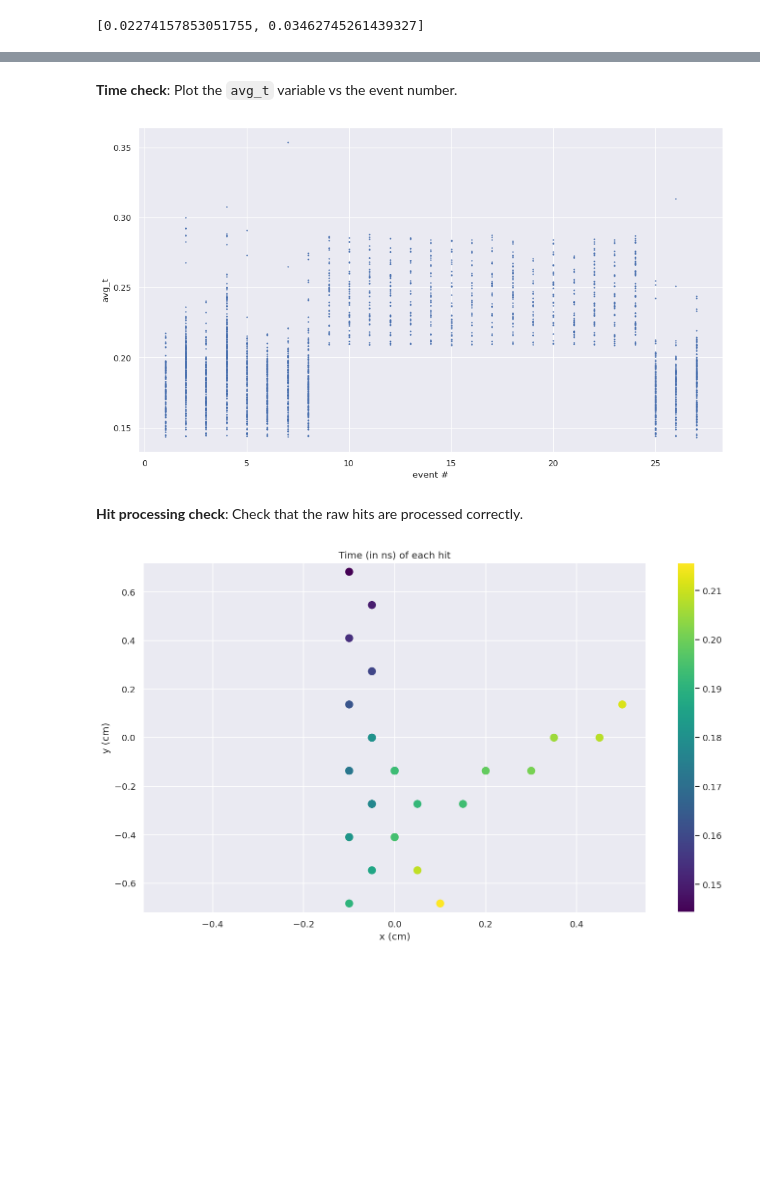
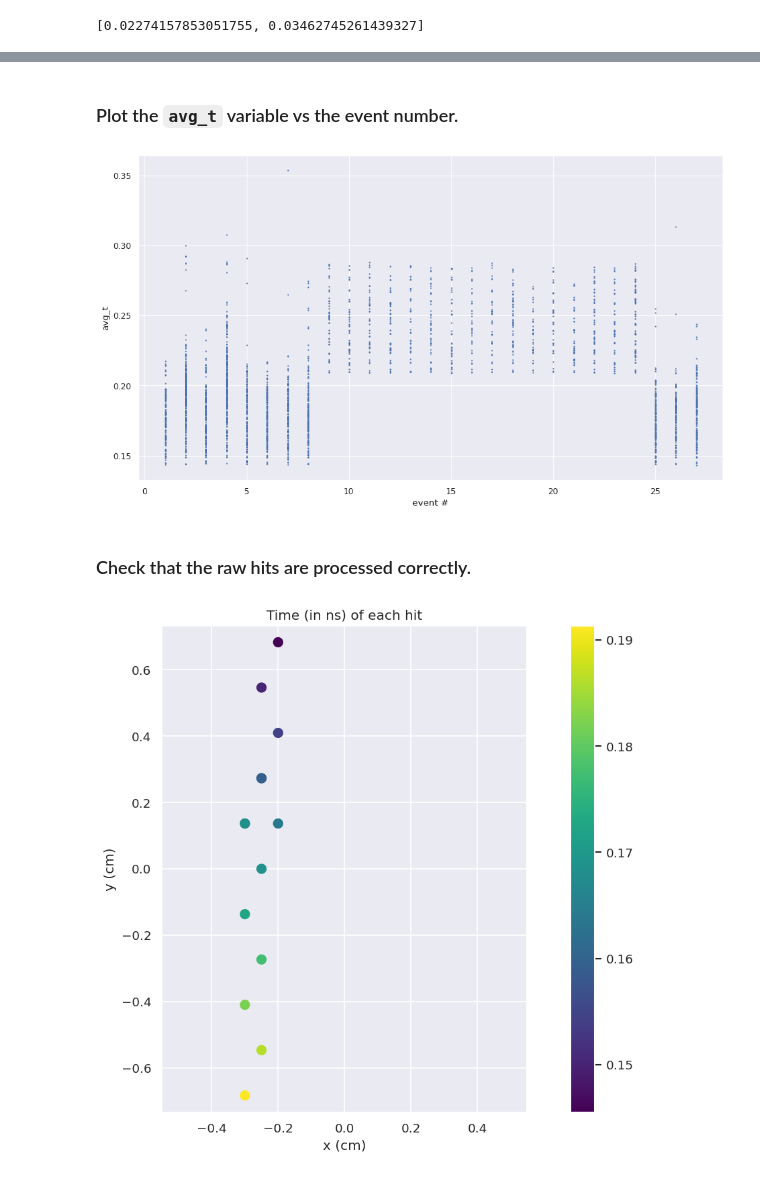
Before and after one commit to bleaktwig/gruid-translator, a Jupyter notebook: test.ipynb, the cells around one changed output, grey strips where cells are left out. Drawn from its saved outputs; the diff is of its cells as text; code cells hidden in the pictures; blank space fills up the shorter version.

Commit message:
Added more error checking methods and plots

```diff
--- a/test.ipynb
+++ b/test.ipynb
@@ -1,6 +1,10 @@
 # %%
 import os
 import math
+import numpy as np
+import seaborn as sns
+import matplotlib.pyplot as plt
+from matplotlib.pyplot import figure
 
 PATH = os.path.abspath("test.ipynb")
 DATA = os.path.join(os.path.dirname(PATH), "data/output_optical_7.txt")
@@ -19,6 +23,9 @@ NCOLS = 11
 # Do not touch these constants!
 STRIP_RADIUS = 0.050
 CORE_RADIUS  = 0.046
+
+DELTAX = (2.*STRIP_RADIUS * NCOLS)/2.
+DELTAY = (2.*STRIP_RADIUS + (STRIP_RADIUS * (1.732050808 + 1)) * (NROWS - 1))/2.
 # %%
 # Store metadata as strings (for now).
 def store_metadata(file):
@@ -266,5 +319,5 @@ f.close()
 # %% [markdown]
-**Time check**: Plot the `avg_t` variable vs the event number.
+### Plot the `avg_t` variable vs the event number.
 # %%
 f = open(DATA)
 metadata = store_metadata(f)
@@ -283,62 +336,59 @@ while True:
         timeList.append(float(t))
 
 f.close()
+
+figure(num=None, figsize=(14, 8), dpi=80, facecolor='w', edgecolor='k')
+sns.set_theme()
+
+plt.scatter(eventCount, timeList, s=1)
+plt.xlabel("event #")
+plt.ylabel("avg_t")
+plt.show()
+# %% [output]
+[figure, added]
-# %%
-import numpy as np
-import seaborn as sns
-import matplotlib.pyplot as plt
-from matplotlib.pyplot import figure
-
-figure(num=None, figsize=(14, 8), dpi=80, facecolor='w', edgecolor='k')
-sns.set_theme()
-
-plt.scatter(eventCount, timeList, s=1)
-plt.xlabel("event #")
-plt.ylabel("avg_t")
-plt.show()
-# %% [output]
-[figure, removed]
 # %% [markdown]
-**Hit processing check**: Check that the raw hits are processed correctly.
+### Check that the raw hits are processed correctly.
 # %%
-all_hits = []
-
 f = open(DATA)
 metadata = store_metadata(f)
+
+events   = [] # Raw events.
+rhitsarr = [] # Raw hits.
+phitsarr = [] # Processed hits.
 
 while True:
     event = store_event(f)
     if event == None: break
+    events.append(event)
 
-    rhits = generate_raw_hits(event)
-    all_hits.append(process_hits(rhits, int(event[HBANK]["evn"]), NROWS, NCOLS))
+    rhitsarr.append(generate_raw_hits(event))
+    phitsarr.append(process_hits(rhitsarr[-1], int(event[HBANK]["evn"]), NROWS, NCOLS))
 f.close()
+# %%
+nevent = 2
+
+event = events[nevent]
+rhits = rhitsarr[nevent]
+phits = phitsarr[nevent]
 # %%
-import numpy as np
-import seaborn as sns
-import matplotlib.pyplot as plt
-from matplotlib.pyplot import figure
-
-nevent = 1
-
-DELTAX = (2.*CORE_RADIUS * NCOLS)/2. + CORE_RADIUS
-DELTAY = (2.*CORE_RADIUS + (CORE_RADIUS * (1.732050808 + 1)) * (NROWS - 1))/2. + CORE_RADIUS
-
-hits = all_hits[nevent]
-
-fake_t = hits["t"].copy()
+fake_t = phits["t"].copy()
 for i in range(len(fake_t)): fake_t[i] -= nevent + 1
 
 figure(num=None, figsize=(14, 8), dpi=120, facecolor='w', edgecolor='k')
 sns.set_theme()
 
-plt.scatter(hits["x"], hits["y"], c=fake_t, s=80, cmap='viridis')
+plt.scatter(phits["x"], phits["y"], c=fake_t, s=10000*(math.pi * CORE_RADIUS**2), cmap='viridis')
+
 plt.title("Time (in ns) of each hit")
 plt.xlabel("x (cm)")
 plt.ylabel("y (cm)")
+
 plt.xlim([-DELTAX, DELTAX])
 plt.ylim([-DELTAY, DELTAY])
+plt.gca().set_aspect('equal', adjustable='box')
+
 plt.colorbar()
+
 plt.show()
 # %% [output]
-[figure, old version]
+[figure, new version]
```
Also changed, not shown: parts of 7 cells of this notebook.
